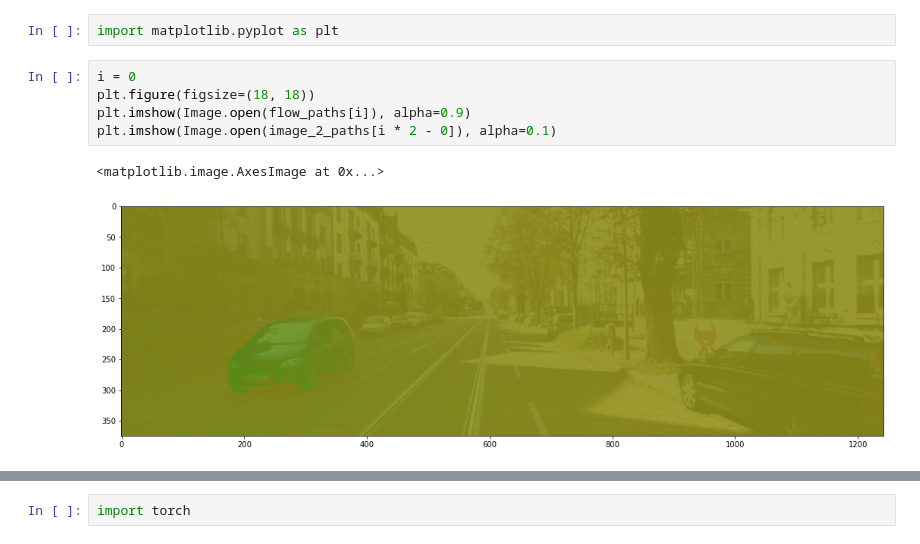
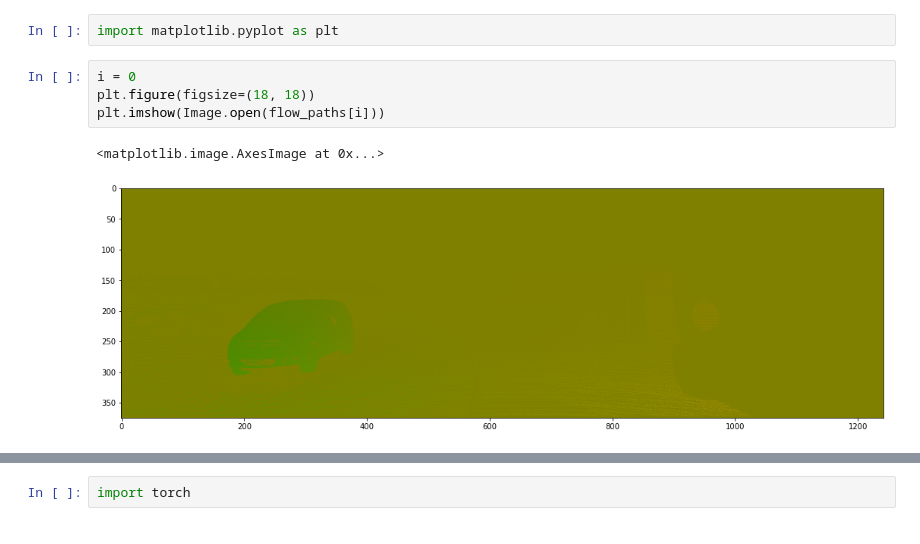
Before and after one commit to SENEMISIK/Deep-Learning-for-Computer-Vision, a Jupyter notebook: Data_Handler.ipynb, the cells around one changed output, grey strips where cells are left out. Cells and saved outputs as stored; diff of their text form.

```diff
--- a/Data_Handler.ipynb
+++ b/Data_Handler.ipynb
@@ -27,8 +27,7 @@ import matplotlib.pyplot as plt
 # %%
 i = 0
 plt.figure(figsize=(18, 18))
-plt.imshow(Image.open(flow_paths[i]), alpha=0.9)
-plt.imshow(Image.open(image_2_paths[i * 2 - 0]), alpha=0.1)
+plt.imshow(Image.open(flow_paths[i]))
 # %% [output]
 <matplotlib.image.AxesImage at 0x...>
-[figure, old version]
+[figure, new version]
```
Also changed, not shown: parts of 7 cells of this notebook, 3 other files.
